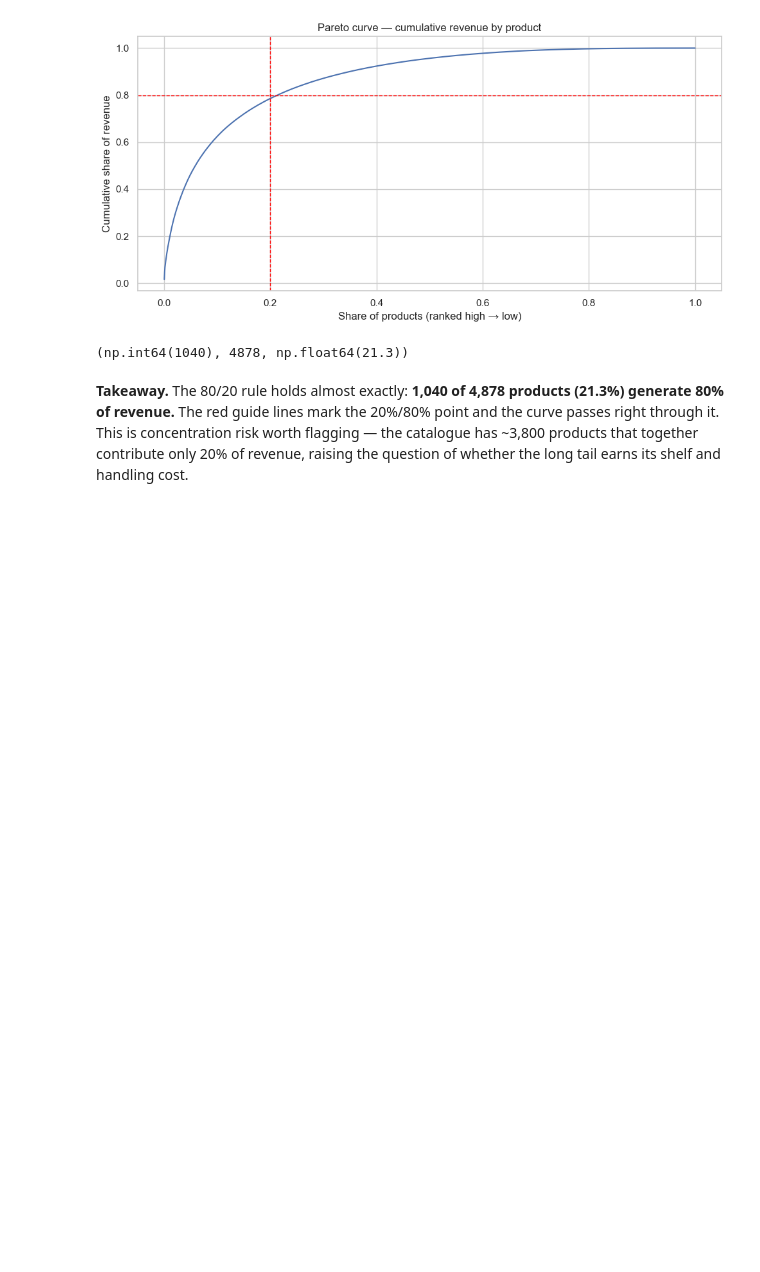
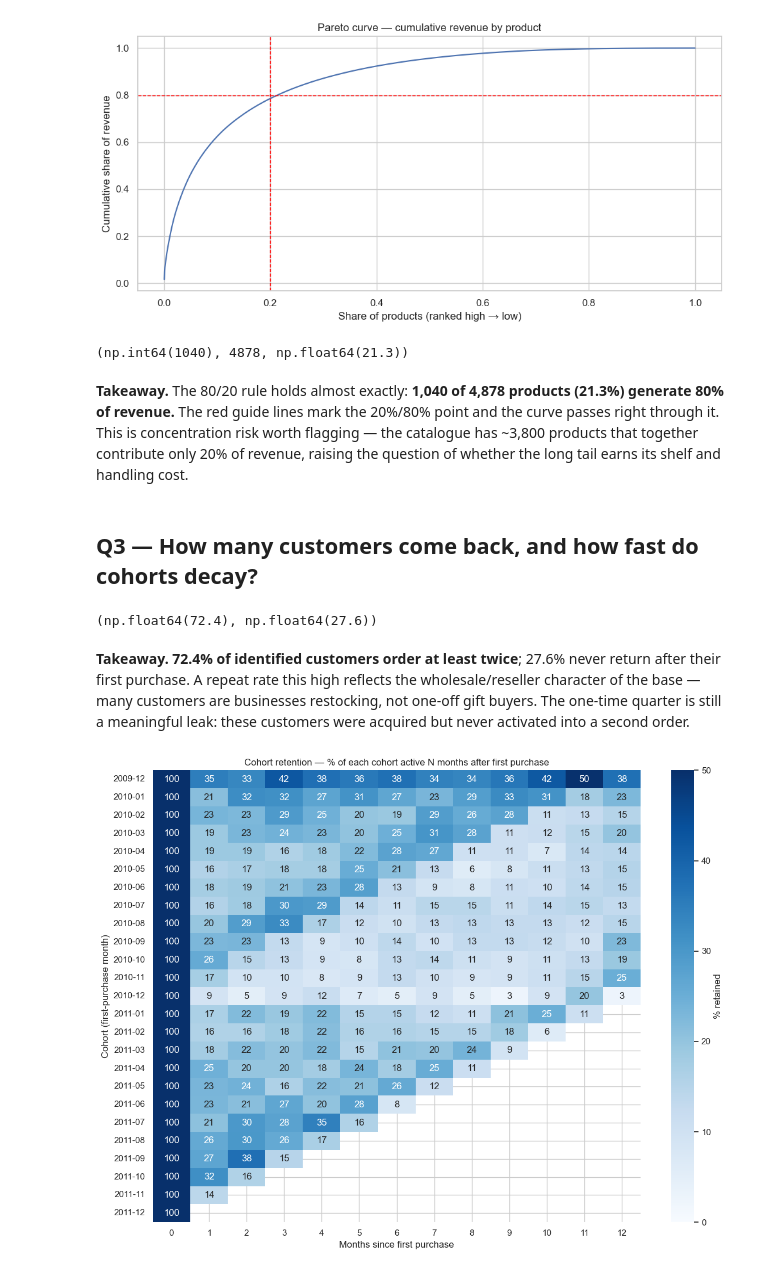
Before and after one commit to pranavsingla1207-byte/retailpulse, a Jupyter notebook: notebooks/03_eda.ipynb, the cells around one changed output. Cells and saved outputs as stored; diff of their text form; code cells hidden in the pictures; blank space fills up the shorter version.

Commit message:
EDA Q3: repeat purchase rate and cohort retention heatmap
Co-Authored-By: Claude <noreply@anthropic.com>

```diff
--- a/notebooks/03_eda.ipynb
+++ b/notebooks/03_eda.ipynb
@@ -233,3 +233,34 @@ n_for_80, n_products, round(100 * n_for_80 / n_products, 1)
 (np.int64(1040), 4878, np.float64(21.3))
 # %% [markdown]
 **Takeaway.** The 80/20 rule holds almost exactly: **1,040 of 4,878 products (21.3%) generate 80% of revenue.** The red guide lines mark the 20%/80% point and the curve passes right through it. This is concentration risk worth flagging — the catalogue has ~3,800 products that together contribute only 20% of revenue, raising the question of whether the long tail earns its shelf and handling cost.
+# %% [markdown]
+## Q3 — How many customers come back, and how fast do cohorts decay?
+# %%
+repeat_rate = (customers["n_orders"] >= 2).mean()
+one_time_rate = (customers["n_orders"] == 1).mean()
+
+round(100 * repeat_rate, 1), round(100 * one_time_rate, 1)
+# %% [output]
+(np.float64(72.4), np.float64(27.6))
+# %% [markdown]
+**Takeaway.** **72.4% of identified customers order at least twice**; 27.6% never return after their first purchase. A repeat rate this high reflects the wholesale/reseller character of the base — many customers are businesses restocking, not one-off gift buyers. The one-time quarter is still a meaningful leak: these customers were acquired but never activated into a second order.
+# %%
+# distinct active customers per cohort (rows) and months-since-first (cols)
+grid = cohorts.groupby(["cohort_month", "cohort_index"])["customer_id"].nunique().unstack()
+
+# each row divided by its own month-0 size = % of the cohort still active
+retention = grid.divide(grid[0], axis=0) * 100
+
+# first 12 months keeps the heatmap legible
+retention_12 = retention.loc[:, 0:12]
+
+plt.figure(figsize=(12, 9))
+sns.heatmap(retention_12, annot=True, fmt=".0f", cmap="Blues", vmin=0, vmax=50,
+            cbar_kws={"label": "% retained"})
+plt.title("Cohort retention — % of each cohort active N months after first purchase")
+plt.xlabel("Months since first purchase")
+plt.ylabel("Cohort (first-purchase month)")
+plt.tight_layout()
+plt.show()
+# %% [output]
+[figure, added]
```
Also changed, not shown: parts of 1 cell of this notebook.
